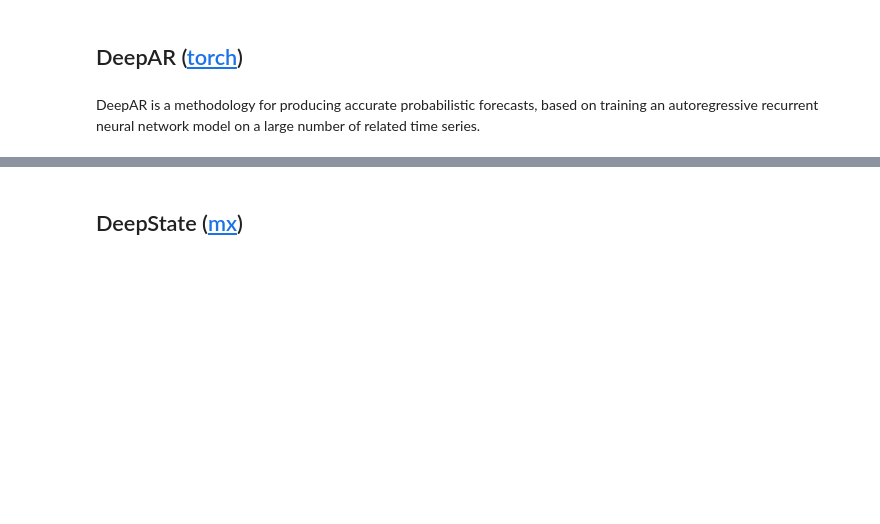
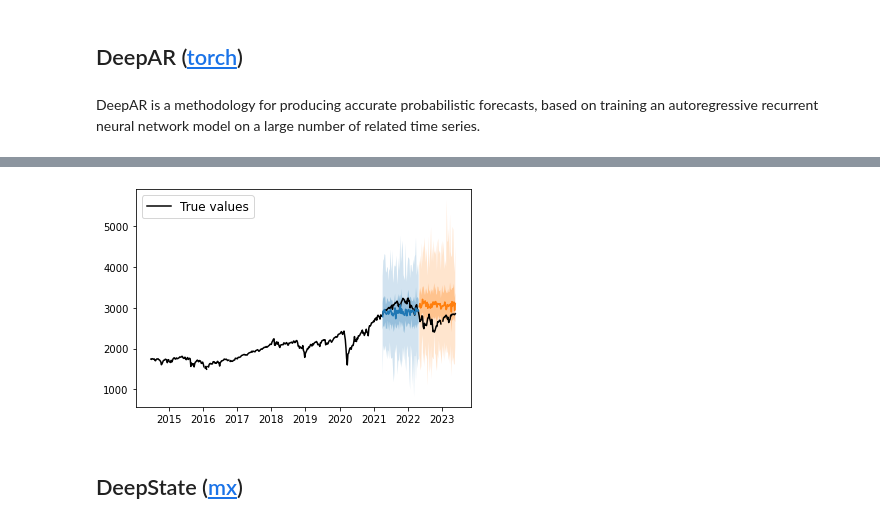
Before and after one commit to jhb300/project_submission_hai_performer, a Jupyter notebook: modelling/modelling_experimentation_v2.ipynb, the cells around one changed output, grey strips where cells are left out. Saved outputs shown, nothing was run; the diff lists cells and outputs as text; code cells hidden in the pictures; blank space fills up the shorter version.

```diff
--- a/modelling/modelling_experimentation_v2.ipynb
+++ b/modelling/modelling_experimentation_v2.ipynb
@@ -137,15 +137,15 @@ input_paths = [
 target_col = 'ts_MSCI_World'
 with open('./config/past_rts_cols.json', 'r') as fp:
     past_rts_col = json.load(fp)['version_1']
-windows = 1
+windows = 2
 
 # Estimator specs
 version = 1
 prediction_length=56
-max_epochs = 2
+max_epochs = 20
 num_layers=4
 hidden_size=60
-context_length = 200 # implement in script
+context_length = 10
 weight_decay = 1e-4
 lr = 1e-1
 
@@ -186,3 +207,12 @@ for ts, forecast in zip(tss, forecasts):
+# %%
+# Plot forecast
+plot_forecast(
+    tss=tss,
+    forecasts=forecasts,
+    # path="./plot.svg",
+)
+# %% [output]
+[figure, added]
 # %%
 # Add experiment to database store
 experiment_config = Forecast_Experiment(
```
Also changed, not shown: parts of 11 cells of this notebook, 6 other files.
